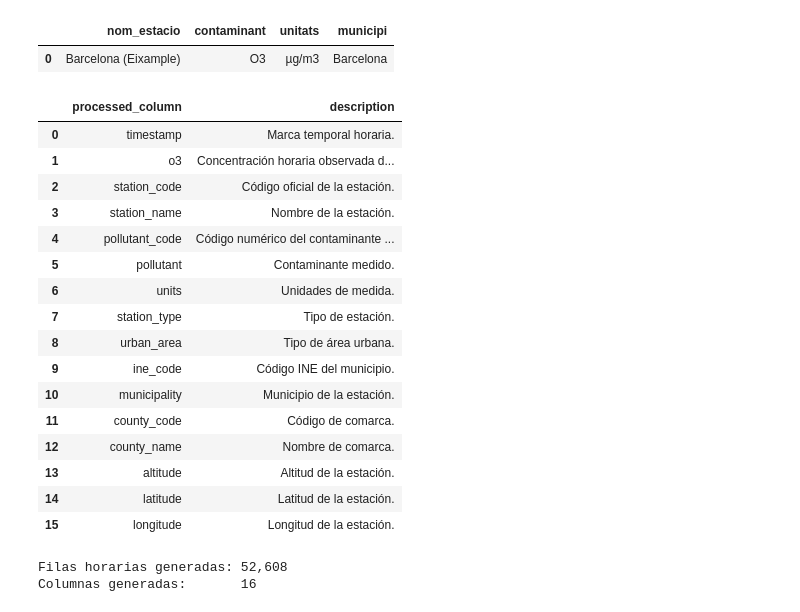
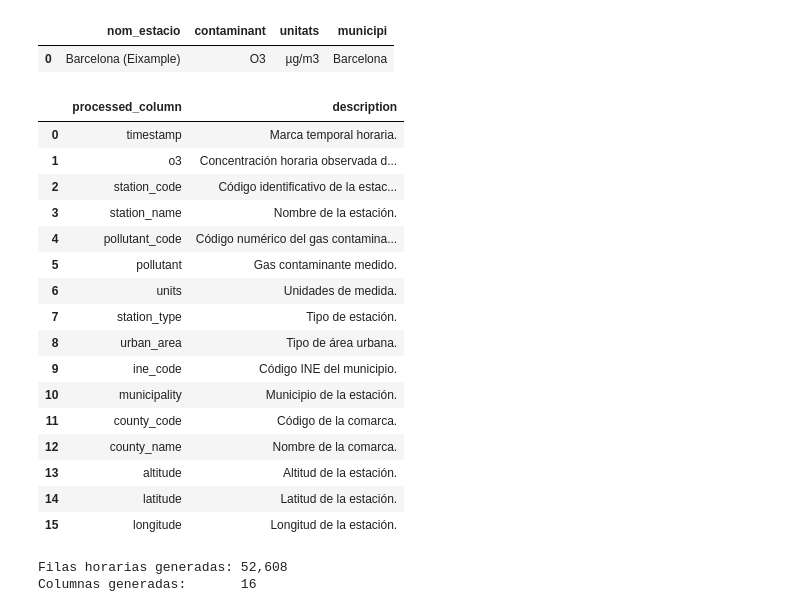
Before and after one commit to hipenation2142/trabajo, a Jupyter notebook: notebooks/00_data_preparation_o3.ipynb, the cells around one changed output. Drawn from its saved outputs; the diff is of its cells as text; code cells hidden in the pictures.

```diff
--- a/notebooks/00_data_preparation_o3.ipynb
+++ b/notebooks/00_data_preparation_o3.ipynb
@@ -199,7 +201,7 @@ PROCESSED_COLUMN_ORDER = [
     "longitude",
 ]
 
-# Tabla descriptiva del esquema interno que se ha definido.
+# Se detalla una tabla descriptiva del esquema interno que se ha definido.
 processed_column_schema = pd.DataFrame(
     [
         {
@@ -208,11 +210,11 @@ processed_column_schema = pd.DataFrame(
         },
         {
             "processed_column": "o3",
-            "description": "Concentración horaria observada de O3.",
+            "description": "Concentración horaria observada de ozono troposférico (O3).",
         },
         {
             "processed_column": "station_code",
-            "description": "Código oficial de la estación.",
+            "description": "Código identificativo de la estación.",
         },
         {
             "processed_column": "station_name",
@@ -220,11 +222,11 @@ processed_column_schema = pd.DataFrame(
         },
         {
             "processed_column": "pollutant_code",
-            "description": "Código numérico del contaminante en la fuente.",
+            "description": "Código numérico del gas contaminante medido.",
         },
         {
             "processed_column": "pollutant",
-            "description": "Contaminante medido.",
+            "description": "Gas contaminante medido.",
         },
         {
             "processed_column": "units",
@@ -248,48 +250,48 @@ processed_column_schema = pd.DataFrame(
         },
         {
             "processed_column": "county_code",
-            "description": "Código de comarca.",
+            "description": "Código de la comarca.",
         },
         {
             "processed_column": "county_name",
-            "description": "Nombre de comarca.",
+            "description": "Nombre de la comarca.",
         },
         {
             "processed_column": "altitude",
             "description": "Altitud de la estación.",
         },
         {
             "processed_column": "latitude",
             "description": "Latitud de la estación.",
         },
         {
             "processed_column": "longitude",
             "description": "Longitud de la estación.",
         },
     ]
 )
 
 display(processed_column_schema)
 
 processed_column_schema.to_csv(
     TABLES_DIR / "preprocessing_processed_column_schema.csv",
     index=False,
 )
 # %% [output]
 |  | processed_column | description |
 | 0 | timestamp | Marca temporal horaria. |
 | 1 | o3 | Concentración horaria observada d... |
-| 2 | station_code | Código oficial de la estación. |
+| 2 | station_code | Código identificativo de la estac... |
 | 3 | station_name | Nombre de la estación. |
-| 4 | pollutant_code | Código numérico del contaminante ... |
-| 5 | pollutant | Contaminante medido. |
+| 4 | pollutant_code | Código numérico del gas contamina... |
+| 5 | pollutant | Gas contaminante medido. |
 | 6 | units | Unidades de medida. |
 | 7 | station_type | Tipo de estación. |
 | 8 | urban_area | Tipo de área urbana. |
 | 9 | ine_code | Código INE del municipio. |
 | 10 | municipality | Municipio de la estación. |
-| 11 | county_code | Código de comarca. |
-| 12 | county_name | Nombre de comarca. |
+| 11 | county_code | Código de la comarca. |
+| 12 | county_name | Nombre de la comarca. |
 | 13 | altitude | Altitud de la estación. |
 | 14 | latitude | Latitud de la estación. |
 | 15 | longitude | Longitud de la estación. |
```
Also changed, not shown: parts of 14 cells of this notebook, 1 other file.
